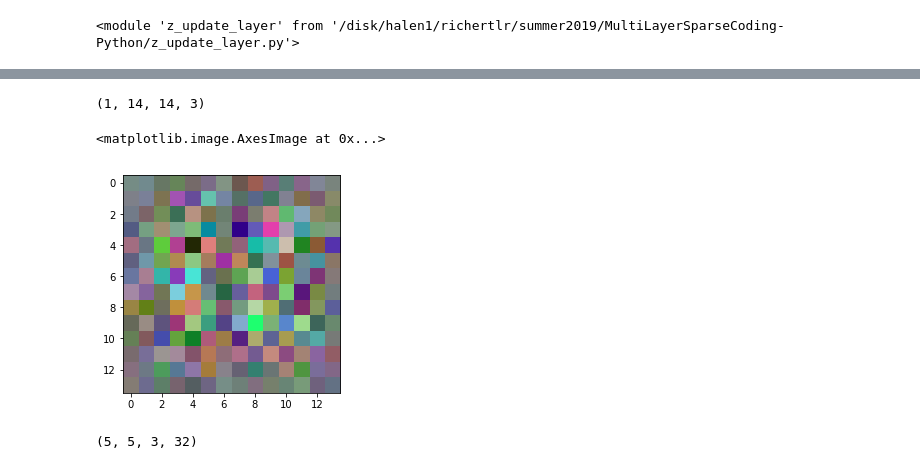
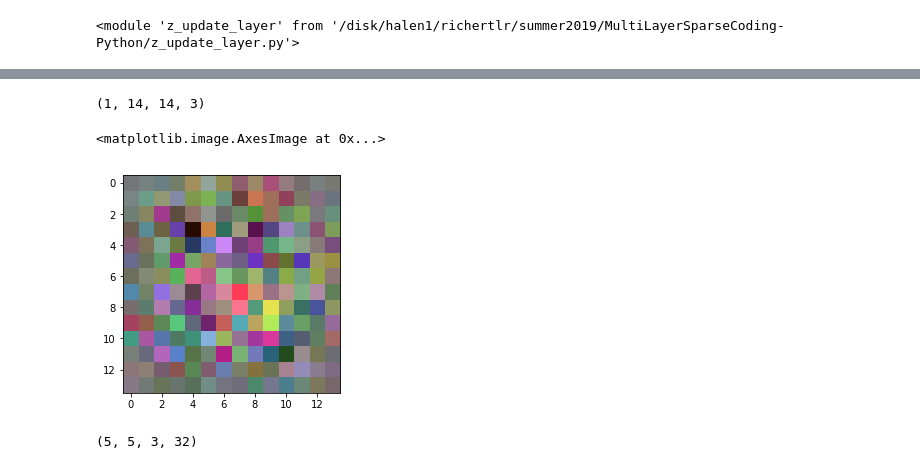
Before and after one commit to lrr0001/diff-admm-for-multi-layer-sc, a Jupyter notebook: debugging_notebook.ipynb, the cells around one changed output, grey strips where cells are left out. Cells and saved outputs as stored; diff of their text form; code cells hidden in the pictures.

```diff
--- a/debugging_notebook.ipynb
+++ b/debugging_notebook.ipynb
@@ -16,9 +16,9 @@ with open("/home/richertlr/Documents/summer2019/cifar-10-batches-py/test_batch",
     dict2=pickle.load(fo2,encoding="bytes")
 # %%
 temp = np.reshape(dict[b'data']/255,[10000,3,32,32])
-x_input = np.transpose(temp,(0,2,3,1))
+x_input = np.transpose(temp,(0,2,3,1)) - 0.5
 temp = np.reshape(dict2[b'data']/255,[-1,3,32,32])
-x_val = np.transpose(temp,(0,2,3,1))
+x_val = np.transpose(temp,(0,2,3,1)) - 0.5
 # %%
 labels = to_categorical(dict[b'labels'])
 labels_val = to_categorical(dict2[b'labels'])
@@ -75,0 +92,28 @@ x.get_shape().as_list()
+# %%
+lambduh = 0.2
+rho = 1.
+minimums = []
+maximums = []
+medians = []
+stdevs = []
+
+
+for noi in range(1,12):
+    tempMax = []
+    tempMin = []
+    tempMedian = []
+    tempstd = []
+    for trial in range(20):
+        inputLayer = tensorflow.keras.Input(shape=(32,32,3))
+        x,reconInputLayer = z_update_layer.multilayerADMMsparseCodingTightFrame([32,32],[[5,5],[5,5]],[[2,2]],rho,lambduh,noi)(inputLayer)
+        croppedRecon = tensorflow.keras.layers.Cropping2D(([13,13],[13,13]))(reconInputLayer)
+        model = Model(inputs=inputLayer,outputs=croppedRecon)
+        initialOutputs = model.predict(x_input[0:1])
+        tempMax.append(np.amax(initialOutputs))
+        tempMin.append(np.amin(initialOutputs))
+        tempMedian.append(np.median(initialOutputs))
+        tempstd.append(np.std(initialOutputs))
+    minimums.append(tempMin)
+    maximums.append(tempMax)
+    medians.append(tempMedian)
+    stdevs.append(tempstd)
@@ -80,7 +223,7 @@ reconInputLayer.get_shape().as_list()
 # %%
 sgd = tf.keras.optimizers.SGD(lr=0.01, decay=0.000125, momentum=0.7, nesterov=True)
 model.compile(optimizer='sgd', loss='mse')
-model.fit(x_input, x_input, epochs=1, batch_size=32, validation_data=(x_val,x_val))
+model.fit(x_input, x_input, epochs=10, batch_size=32, validation_data=(x_val,x_val))
 # %% [output]
 Train on 10000 samples, validate on 10000 samples
 WARNING:tensorflow:From /home/richertlr/anaconda3/lib/python3.7/site-packages/tensorflow/python/ops/math_ops.py:3066: to_int32 (from tensorflow.python.ops.math_ops) is deprecated and will be removed i ...
@@ -142,19 +430,19 @@ plt.imshow(newImage)
 # %%
 myNode = np.zeros((1,1,1,32))
-myNode[0][0][0][1] = 1
-visual1 = model2.predict(myNode)
+myNode[0][0][0][3] = 1
+visual3 = model2.predict(myNode)
 # %%
-theImage = (visual1 - np.amin(visual1))/(np.amax(visual1) - np.amin(visual1))
+theImage = (visual3 - np.amin(visual3))/(np.amax(visual3) - np.amin(visual3))
 
 print(theImage.shape)
 
 newImage = np.squeeze(theImage)
 
 plt.imshow(newImage)
 # %% [output]
 (1, 14, 14, 3)
 <matplotlib.image.AxesImage at 0x...>
-[figure, old version]
+[figure, new version]
 # %%
 ADMMweights[0].shape
 # %% [output]
```
Also changed, not shown: parts of 25 cells of this notebook, 1 other file.
